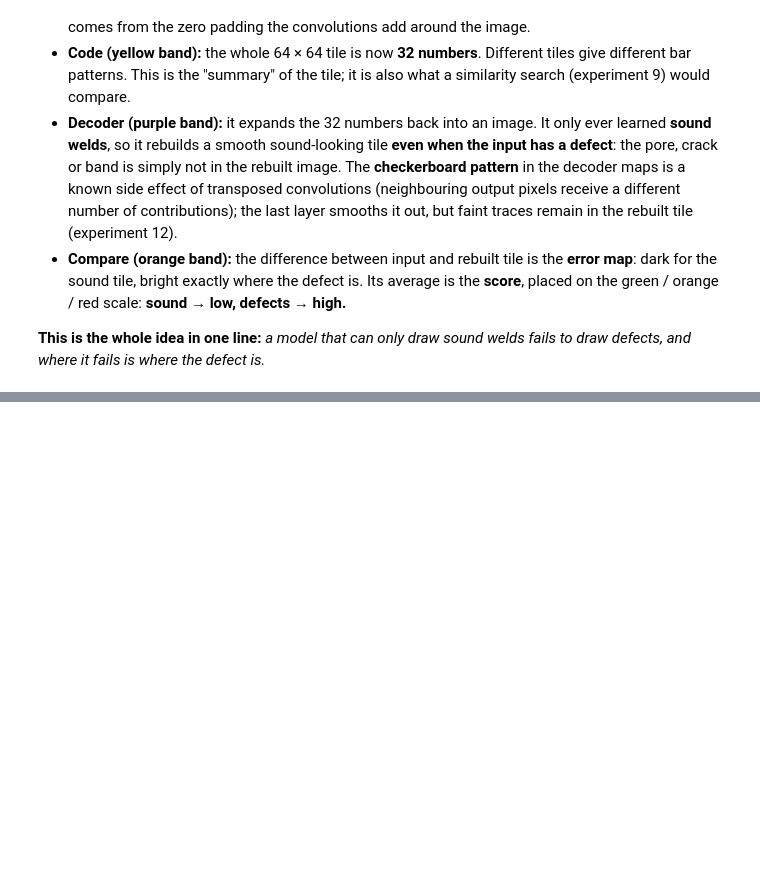
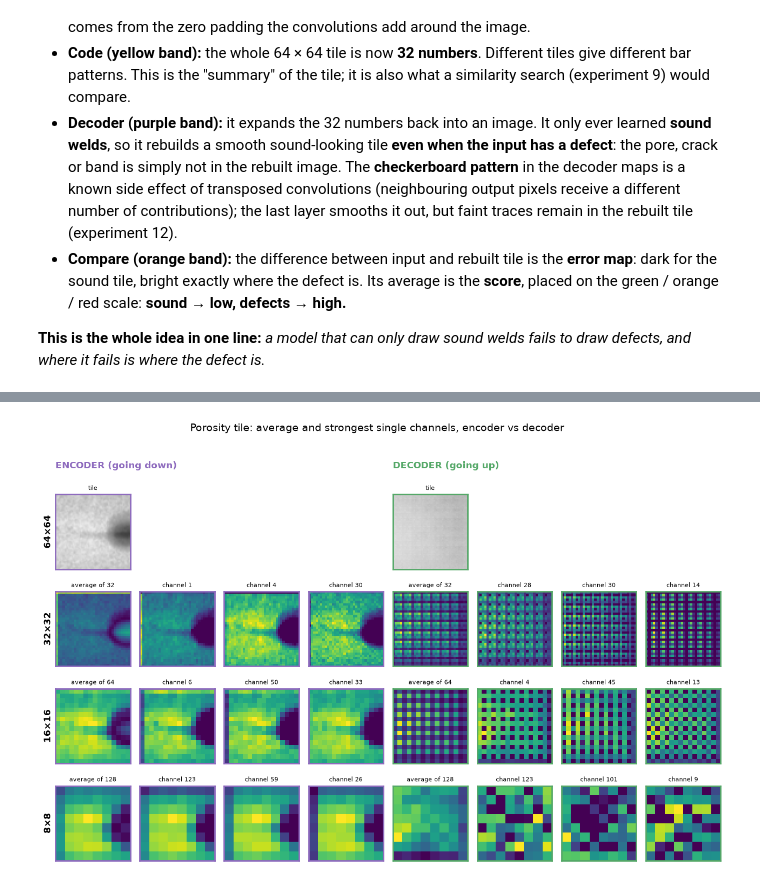
Before and after one commit to TKn0312/hackathon-team1-weld-anomaly, a Jupyter notebook: 01_autoencoder/notebook/autoencoder.ipynb, the cells around one changed output, grey strips where cells are left out. Cells and saved outputs as stored; diff of their text form; code cells hidden in the pictures; blank space fills up the shorter version.

```diff
--- a/01_autoencoder/notebook/autoencoder.ipynb
+++ b/01_autoencoder/notebook/autoencoder.ipynb
@@ -1482,0 +1534,33 @@ plt.show()
+# %%
+# STEP 12b: one porosity tile in detail. Averaging over channels can hide what single channels do,
+# so for each size we show the average plus the 3 MOST ACTIVE channels of the encoder and of the decoder.
+detail = next(r for r in rows if r["label"] == "porosity")
+N_CH = 3
+
+fig, axes = plt.subplots(len(PAIRS), 2 * (1 + N_CH), figsize=(2.0 * 2 * (1 + N_CH), 2.2 * len(PAIRS)),
+                         gridspec_kw={"wspace": 0.06, "hspace": 0.3})
+for r, (enc_key, dec_key, title) in enumerate(PAIRS):
+    for side, key, offset in [("encoder", enc_key, 0), ("decoder", dec_key, 1 + N_CH)]:
+        t = detail[key]
+        if t.dim() == 2:                                        # input / rebuilt: show the tile, leave the rest empty
+            panels = [(t, "tile")] + [(None, "")] * N_CH
+        else:
+            strongest = t.abs().mean(dim=(1, 2)).argsort(descending=True)[:N_CH]   # most active channels
+            panels = [(feature_mean(t), f"average of {t.shape[0]}")] + [(t[c].abs(), f"channel {int(c)}") for c in strongest]
+        for j, (img, label) in enumerate(panels):
+            ax = axes[r, offset + j]
+            ax.set_xticks([]); ax.set_yticks([])
+            if img is None:
+                ax.axis("off"); continue
+            ax.imshow(img, cmap="gray" if t.dim() == 2 else "viridis", **({"vmin": 0, "vmax": 1} if t.dim() == 2 else {}))
+            ax.set_title(label, fontsize=8)
+            for s in ax.spines.values():
+                s.set_edgecolor("#8E6BBE" if side == "encoder" else "#55A868"); s.set_linewidth(2)
+    axes[r, 0].set_ylabel(title.split("\n")[0], fontsize=12, fontweight="bold")
+axes[0, 0].annotate("ENCODER (going down)", xy=(0, 1.35), xycoords="axes fraction", fontsize=12, fontweight="bold", color="#8E6BBE")
+axes[0, 1 + N_CH].annotate("DECODER (going up)", xy=(0, 1.35), xycoords="axes fraction", fontsize=12, fontweight="bold", color="#55A868")
+fig.suptitle("Porosity tile: average and strongest single channels, encoder vs decoder", fontsize=14, y=1.03)
+fig.savefig(FIGURES_DIR / "encoder_vs_decoder_channels.png", dpi=110, bbox_inches="tight")
+plt.show()
+# %% [output]
+[figure, added]
```
Also changed, not shown: parts of 7 cells of this notebook.
